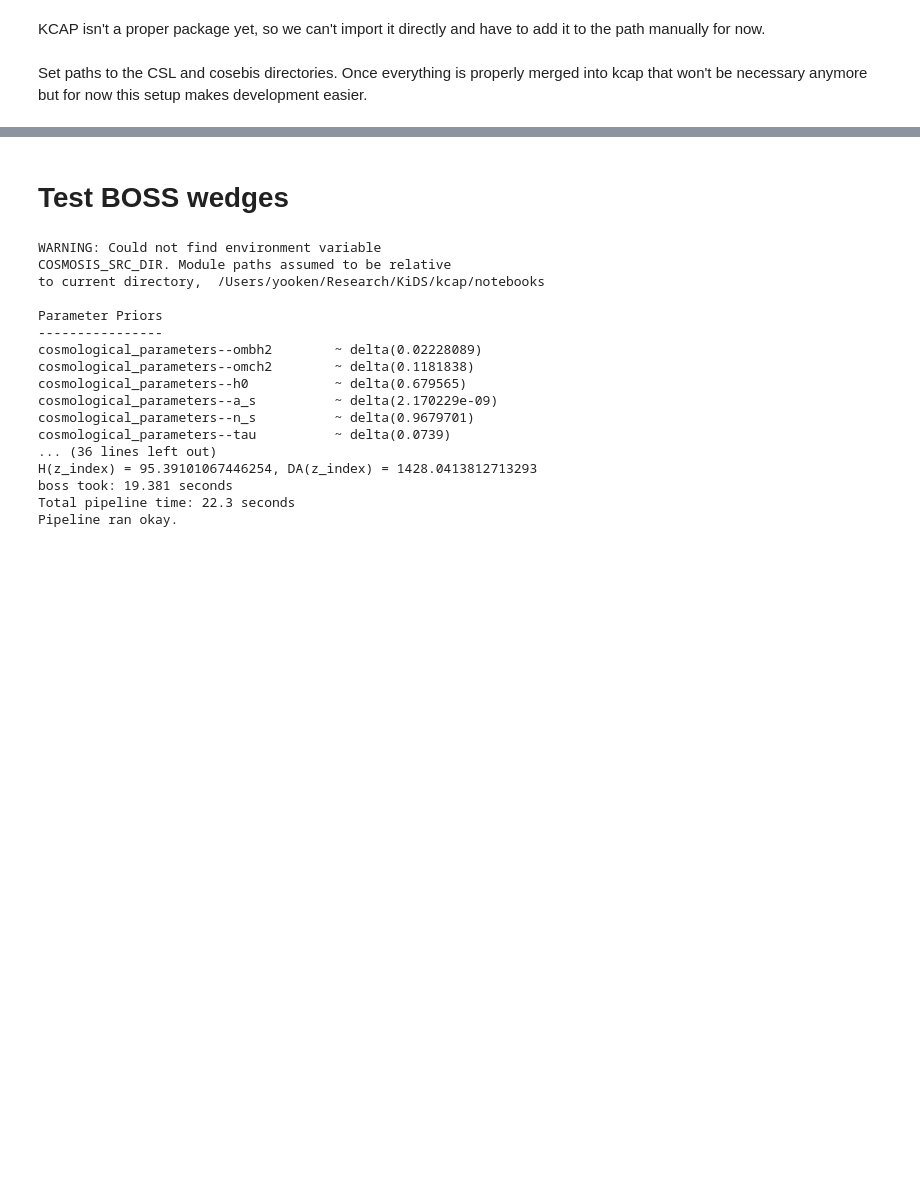
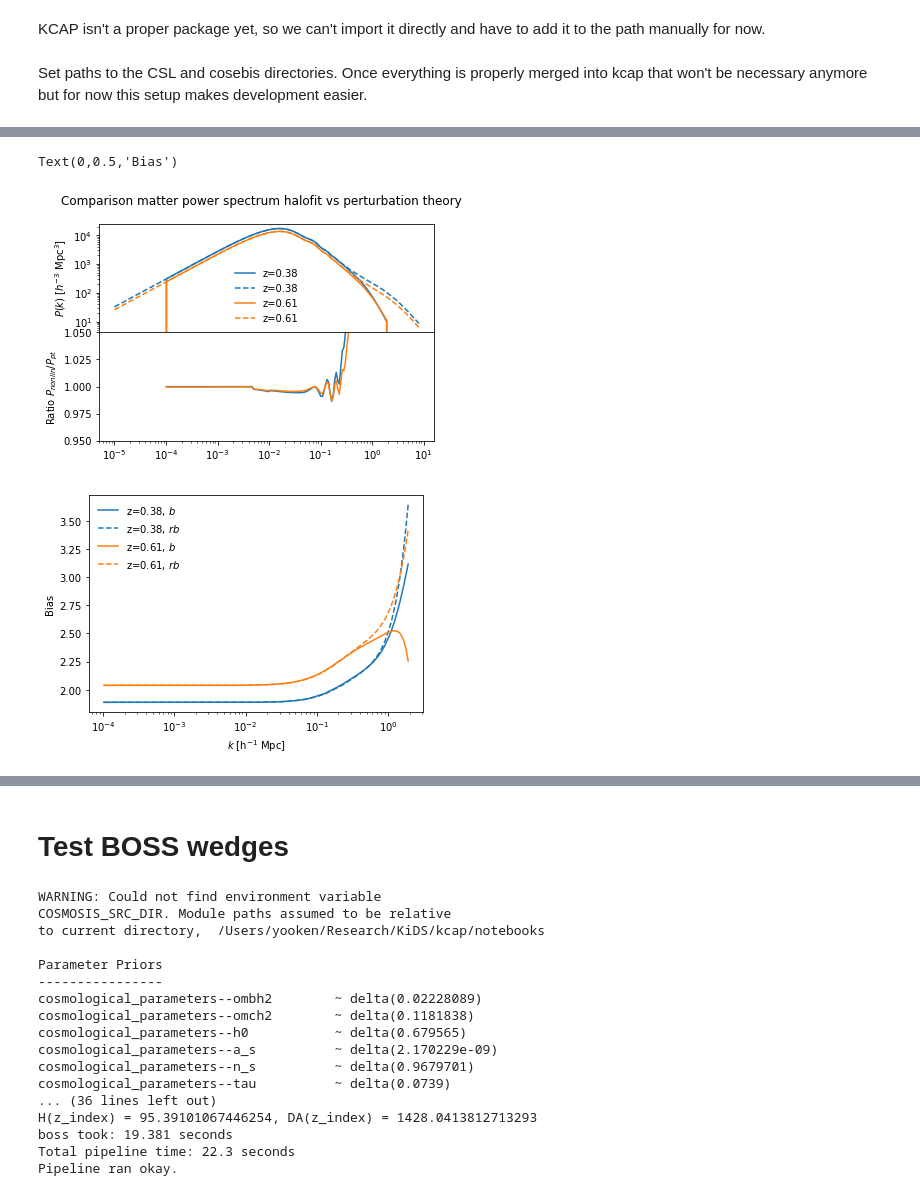
Before and after one commit to KiDS-WL/kcap, a Jupyter notebook: notebooks/kcap_module.ipynb, the cells around one changed output, grey strips where cells are left out. Drawn from its saved outputs; the diff is of its cells as text; code cells hidden in the pictures; blank space fills up the shorter version.

```diff
--- a/notebooks/kcap_module.ipynb
+++ b/notebooks/kcap_module.ipynb
@@ -58,0 +216,53 @@ WARNING: Could not preload libmpi.so.If you are running with MPI, this may cause
+# %%
+def pofk_interpolator(pofk, k, z=None):
+    if z is None:
+        intp = scipy.interpolate.InterpolatedUnivariateSpline(np.log(k), np.log(pofk))
+        return lambda k: np.exp(intp(np.log(k))).squeeze()
+    else:
+        intp = scipy.interpolate.RectBivariateSpline(z, np.log(k), np.log(pofk))
+        return lambda k, z: np.exp(intp(z, np.log(k), grid=True)).squeeze()
+
+fig, ax = plt.subplots(2, 1, sharex=True, squeeze=False)
+fig.subplots_adjust(hspace=0)
+
+label = "pk_gm_none_none"
+z = twopoint[label].data["matter_matter_power_spectrum_pt", "z"]
+k = twopoint[label].data["matter_matter_power_spectrum_pt", "k_h"]
+p_k_mm = twopoint[label].data["matter_matter_power_spectrum_pt", "p_k"]
+p_k_gm = twopoint[label].data["galaxy_matter_power_spectrum_pt", "p_k"]
+
+p_k_mm_nonlin = pofk_interpolator(twopoint[label].data["matter_power_nl", "p_k"], twopoint[label].data["matter_power_nl", "k_h"], twopoint[label].data["matter_power_nl", "z"])(k, z)
+
+for i in range(len(z)):
+    ax[0,0].loglog(k, p_k_mm[i], c=f"C{i}", label=f"z={z[i]}")
+    ax[0,0].loglog(k, p_k_mm_nonlin[i], c=f"C{i}", ls="--", label=f"z={z[i]}")
+    ax[1,0].semilogx(k, (p_k_mm_nonlin/p_k_mm)[i], c=f"C{i}", label=f"z={z[i]}")
+
+ax[1,0].set_ylim(0.95, 1.05)
+ax[0,0].legend(frameon=False)
+ax[0,0].set_xlabel("$k$ [h$^{-1}$ Mpc]")
+ax[0,0].set_ylabel("$P(k)$ [$h^{-3}$ Mpc$^{3}$]")
+ax[1,0].set_ylabel("Ratio $P_{nonlin}/P_{pt}$")
+fig.suptitle("Comparison matter power spectrum halofit vs perturbation theory")
+
+
+fig, ax = plt.subplots(1, 1, squeeze=False)
+
+label = "pk_gm_none_none"
+z = twopoint[label].data["matter_matter_power_spectrum_pt", "z"]
+k = twopoint[label].data["matter_matter_power_spectrum_pt", "k_h"]
+p_k_mm = twopoint[label].data["matter_matter_power_spectrum_pt", "p_k"]
+p_k_gm = twopoint[label].data["galaxy_matter_power_spectrum_pt", "p_k"]
+p_k_gg = twopoint[label].data["galaxy_galaxy_power_spectrum_pt", "p_k"]
+
+for i in range(len(z)):
+    ax[0,0].semilogx(k, np.sqrt(p_k_gg/p_k_mm)[i], c=f"C{i}", label=f"z={z[i]}, $b$")
+    ax[0,0].semilogx(k, (p_k_gm/p_k_mm)[i], c=f"C{i}", ls="--", label=f"z={z[i]}, $rb$")
+
+ax[0,0].legend(frameon=False)
+ax[0,0].set_xlabel("$k$ [h$^{-1}$ Mpc]")
+ax[0,0].set_ylabel("Bias")
+# %% [output]
+Text(0,0.5,'Bias')
+[figure, added]
+[figure, added]
```
Also changed, not shown: parts of 14 cells of this notebook.
